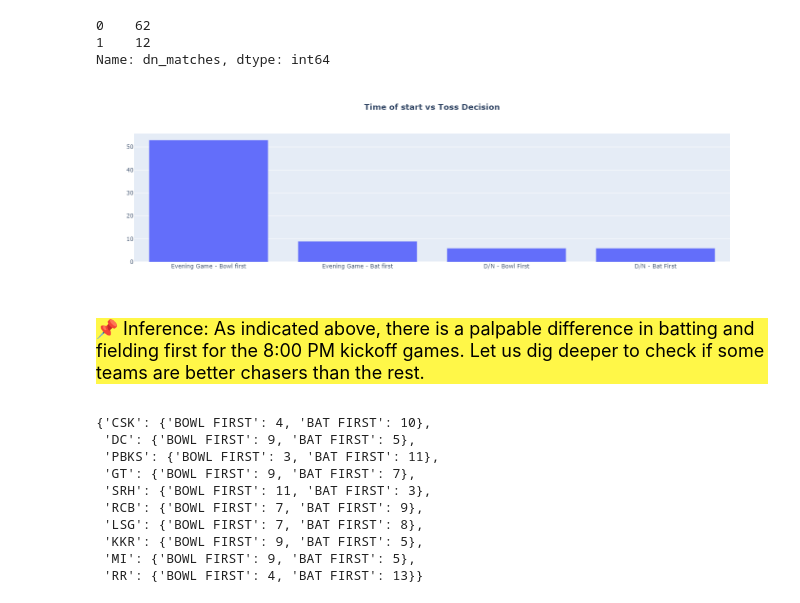
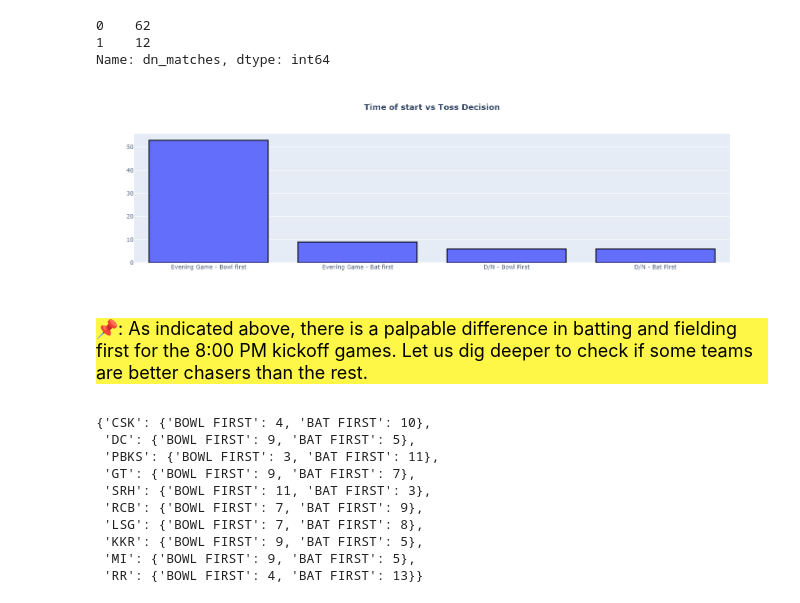
Before and after one commit to Abhijith-Nagarajan/Machine-Learning-Training, a Jupyter notebook: ipl-analysis-plotly-eda.ipynb, the cells around one changed output. Cells and saved outputs as stored; diff of their text form; code cells hidden in the pictures.

```diff
--- a/ipl-analysis-plotly-eda.ipynb
+++ b/ipl-analysis-plotly-eda.ipynb
@@ -204,14 +159,14 @@ time_of_match_labels = ["Evening Game - Bowl first","Evening Game - Bat first","
 time_of_match_values = df_season_summary_2022.groupby(['dn_matches'])['decision'].value_counts().reset_index(drop=True)
 # %%
 fig = go.Figure(data=[go.Bar(x=time_of_match_labels,y=time_of_match_values)])
-fig.update_traces(textposition="inside",textfont=dict(family="verdana",size=10))
+fig.update_traces(textposition="inside",textfont=dict(family="verdana",size=10),marker=dict(line=dict(color='#000000', width=2)))
 fig.update_layout(title_text='<b>Time of start vs Toss Decision</b>',title_x=0.5)
 fig.show()
 # %% [output]
-[figure, old version]
+[figure, new version]
 # %% [markdown]
 <div style="font-family:verdana; font-size:18px">
-    <p style="background-color:#FFF748;color:#000000"> 📌 Inference: As indicated above, there is a palpable difference in batting and fielding first for the 8:00 PM kickoff games. Let us dig deeper to check if some teams are better chasers than the rest.
+    <p style="background-color:#FFF748;color:#000000"> 📌: As indicated above, there is a palpable difference in batting and fielding first for the 8:00 PM kickoff games. Let us dig deeper to check if some teams are better chasers than the rest.
     </p>
 </div>
 # %%
```
Also changed, not shown: parts of 25 cells of this notebook.
